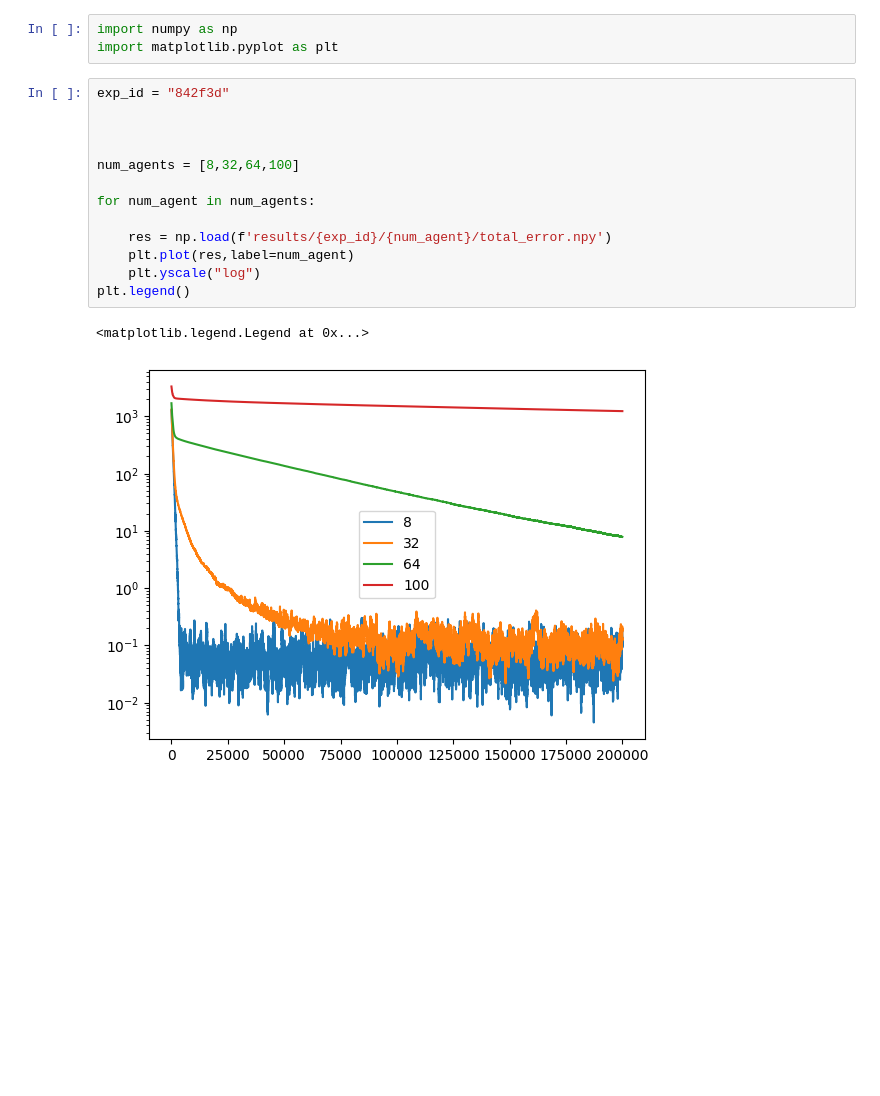
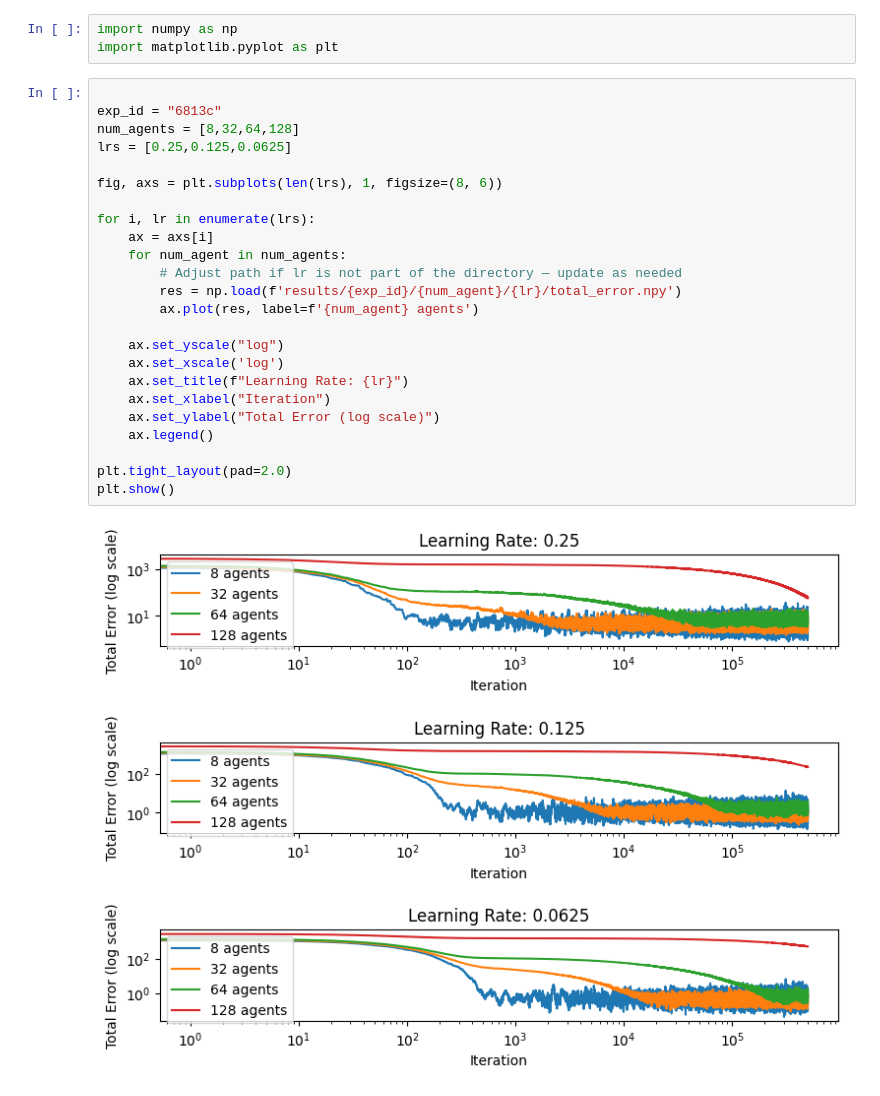
Before and after one commit to limaries30/distributed-TD-learning, a Jupyter notebook: plot.ipynb, the cells around one changed output. Drawn from its saved outputs; the diff is of its cells as text; blank space fills up the shorter version.

Commit message:
EXP graph star

```diff
--- a/plot.ipynb
+++ b/plot.ipynb
@@ -2,18 +2,28 @@
 import numpy as np
 import matplotlib.pyplot as plt
 # %%
-exp_id = "842f3d"
 
+exp_id = "6813c"
+num_agents = [8,32,64,128]
+lrs = [0.25,0.125,0.0625]
 
+fig, axs = plt.subplots(len(lrs), 1, figsize=(8, 6))
 
-num_agents = [8,32,64,100]
+for i, lr in enumerate(lrs):
+    ax = axs[i]
+    for num_agent in num_agents:
+        # Adjust path if lr is not part of the directory — update as needed
+        res = np.load(f'results/{exp_id}/{num_agent}/{lr}/total_error.npy')
+        ax.plot(res, label=f'{num_agent} agents')
 
-for num_agent in num_agents:
+    ax.set_yscale("log")
+    ax.set_xscale('log')
+    ax.set_title(f"Learning Rate: {lr}")
+    ax.set_xlabel("Iteration")
+    ax.set_ylabel("Total Error (log scale)")
+    ax.legend()
 
-    res = np.load(f'results/{exp_id}/{num_agent}/total_error.npy')
-    plt.plot(res,label=num_agent)
-    plt.yscale("log")
-plt.legend()
+plt.tight_layout(pad=2.0)
+plt.show()
 # %% [output]
-<matplotlib.legend.Legend at 0x...>
-[figure, old version]
+[figure, new version]
```
Also changed, not shown: 6 other files.
